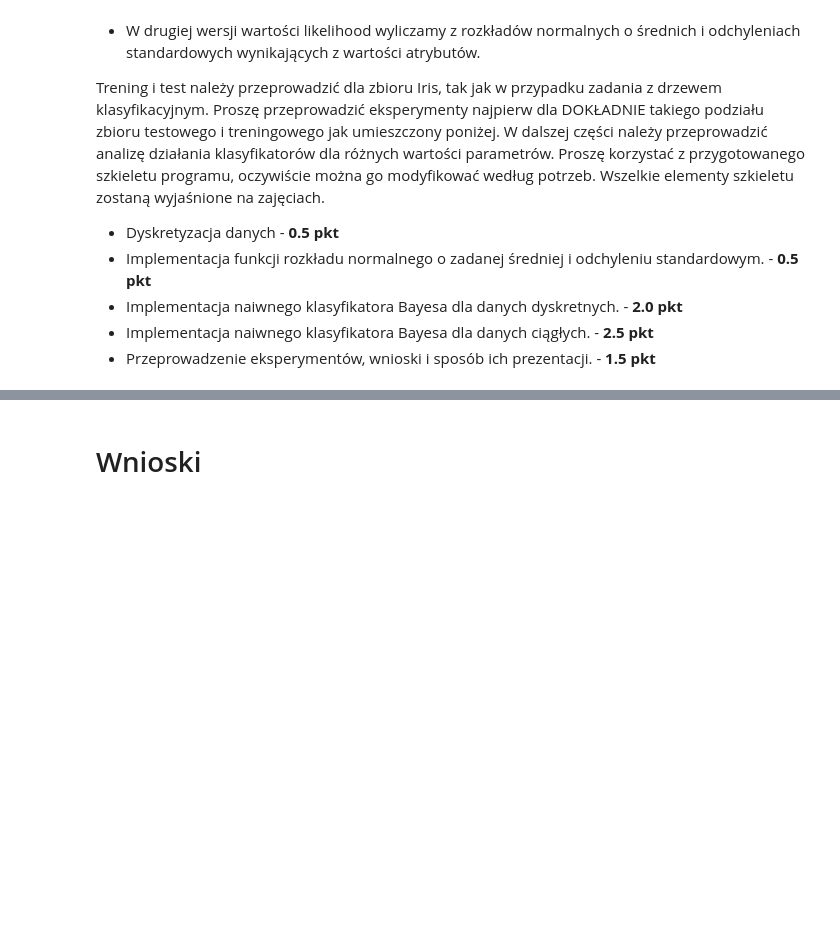
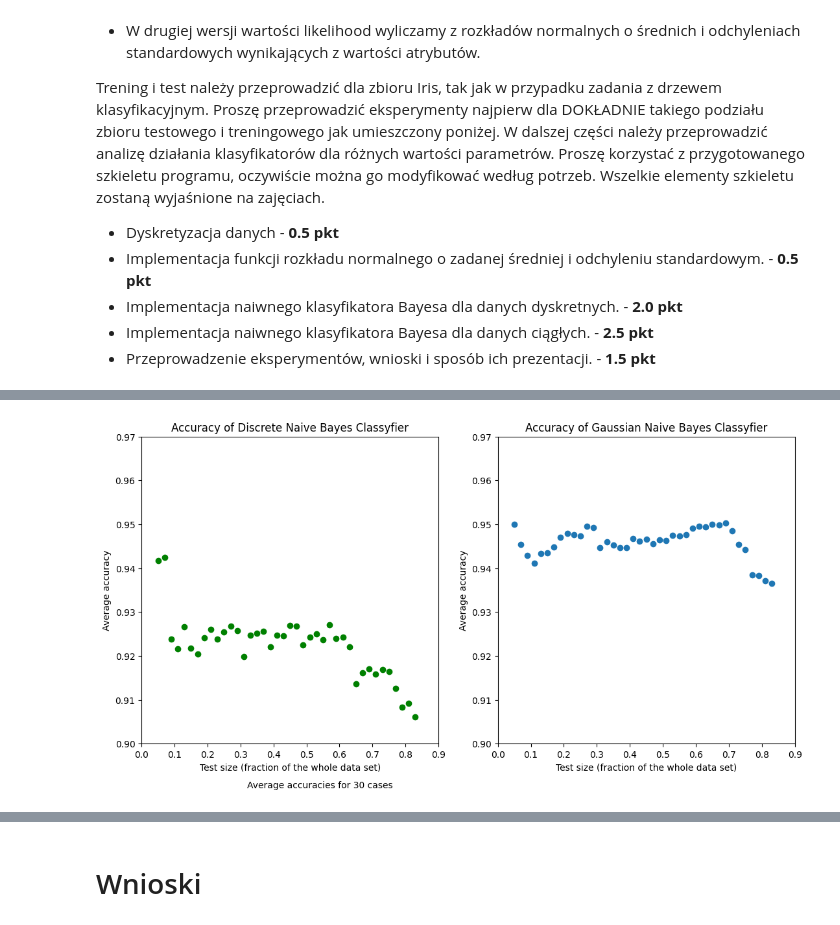
Before and after one commit to JakubDziegielewski/WSI_tutorials, a Jupyter notebook: Zadanie_7.ipynb, the cells around one changed output, grey strips where cells are left out. Drawn from its saved outputs; the diff is of its cells as text; code cells hidden in the pictures; blank space fills up the shorter version.

```diff
--- a/Zadanie_7.ipynb
+++ b/Zadanie_7.ipynb
@@ -203,0 +248,4 @@ Accuracy: 1.000
+# %%
+for i in range(250, 253):
+    run_gaussian_naive_bayes(0.1, i, verbose=True)
+    print("\n")
@@ -203,0 +272,4 @@ Accuracy: 1.000
+# %%
+print("Testing Naive Bayes Classifier:\n")
+for test_size in range(1, 19, 1):
+    print(f"test size: {test_size / 20}, Accuracy: {run_naive_bayes(test_size/20, 0):.3f}")
@@ -203,0 +297,4 @@ Accuracy: 1.000
+# %%
+print("Testing Gaussian Naive Bayes Classifier:\n")
+for test_size in range(1, 19, 1):
+    print(f"test size: {test_size / 20}, Accuracy: {run_gaussian_naive_bayes(test_size/20, 1):.3f}")
@@ -203,0 +324,31 @@ Accuracy: 1.000
+# %%
+def create_scatter_plots(tested_seeds):
+    test_sizes = np.array(range(5, 85, 2))
+    test_sizes = test_sizes / 100
+    accuracies_nb = np.zeros(40)
+    accuracies_gnb = np.zeros(40)
+    for i in range(tested_seeds):
+        for j, test_size in enumerate(test_sizes):
+            accuracies_nb[j] += run_naive_bayes(test_size, i)
+            accuracies_gnb[j] += run_gaussian_naive_bayes(test_size, i)
+    accuracies_nb /= tested_seeds
+    accuracies_gnb /= tested_seeds
+    fig, ax = plt.subplots(nrows=1, ncols=2,  figsize=(13,6.15))
+    fig.text(0.25, 0 ,f"Average accuracies for {tested_seeds} cases")
+    ax[0].scatter(test_sizes, accuracies_nb, color="green")
+    ax[0].set_xlabel("Test size (fraction of the whole data set)")
+    ax[0].set_ylabel("Average accuracy")
+    ax[0].set_xlim(0.0, 0.9)
+    ax[0].set_ylim(0.9, 0.97)
+    ax[0].set_title(f"Accuracy of Discrete Naive Bayes Classyfier")
+    ax[1].scatter(test_sizes, accuracies_gnb)
+    ax[1].set_xlabel("Test size (fraction of the whole data set)")
+    ax[1].set_ylabel("Average accuracy")
+    ax[1].set_xlim(0.0, 0.9)
+    ax[1].set_ylim(0.9, 0.97)
+    ax[1].set_title(f"Accuracy of Gaussian Naive Bayes Classyfier")
+    plt.show()
+# %%
+create_scatter_plots(30)
+# %% [output]
+[figure, added]
```
Also changed, not shown: parts of 15 cells of this notebook.
